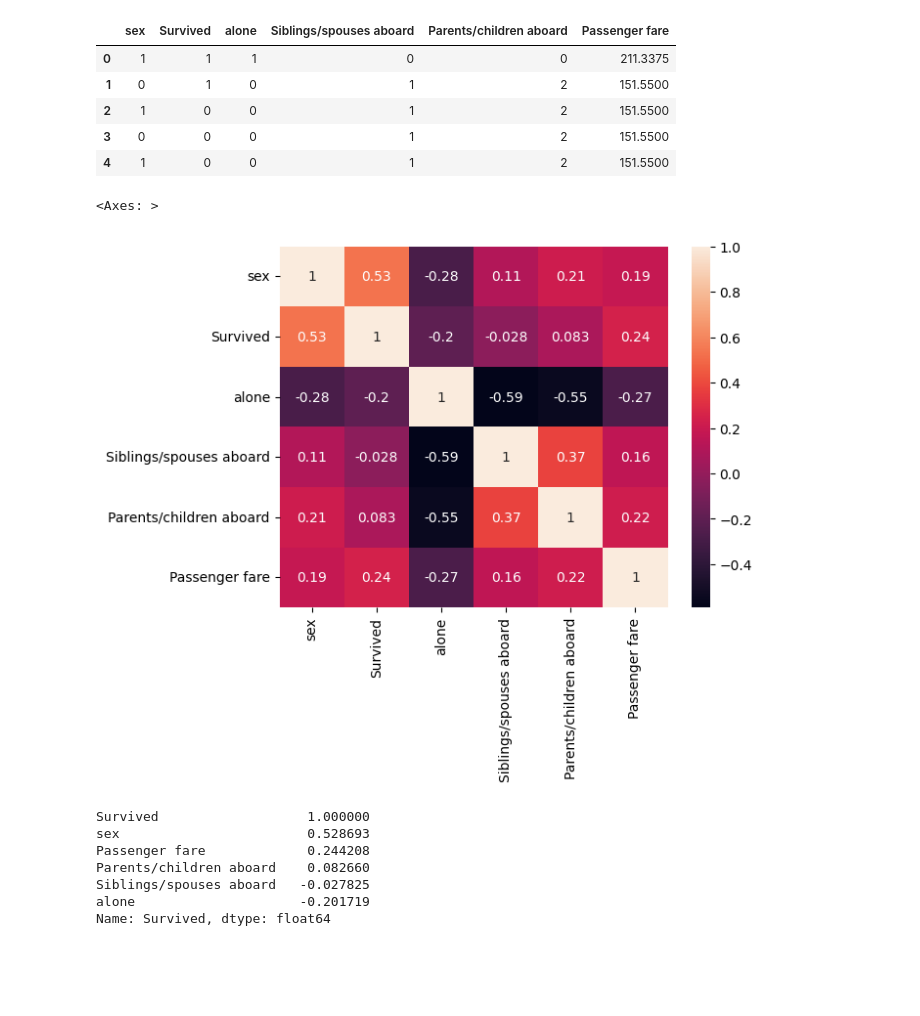
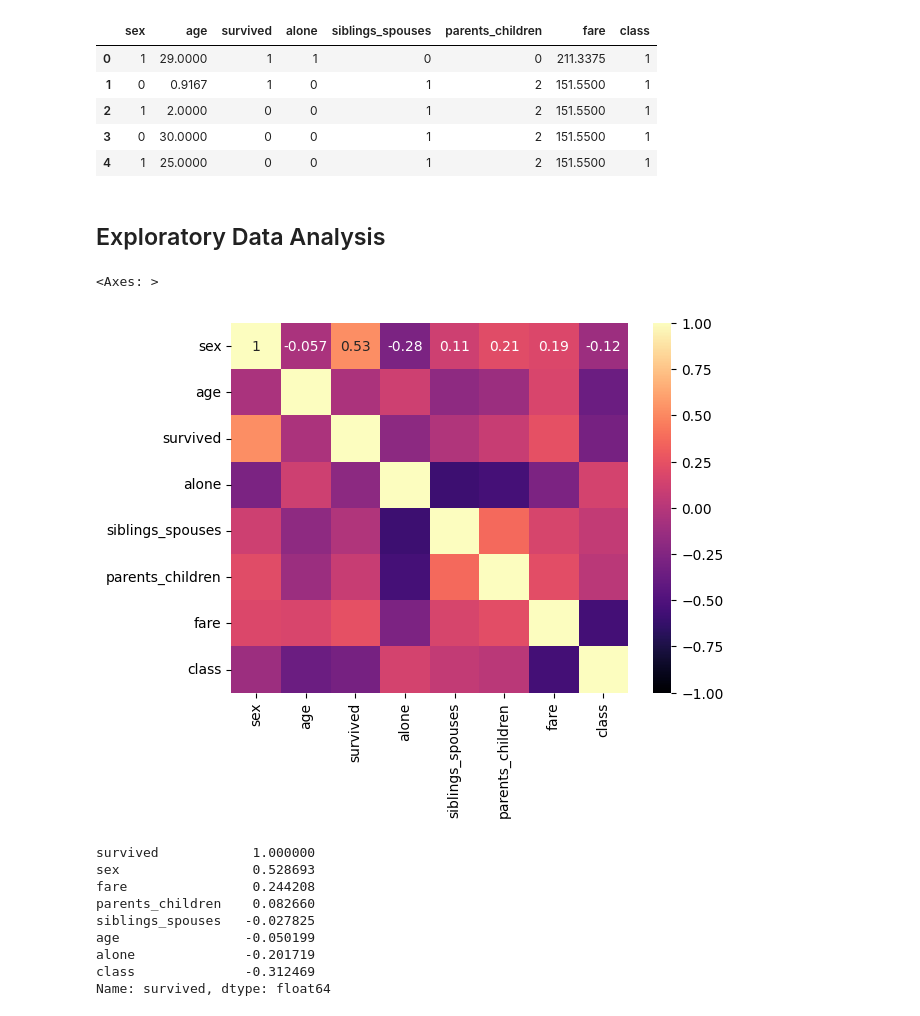
Before and after one commit to HannahCimene/TrioData_Masters, a Jupyter notebook: Files/titanic_dataset/titanic_eda.ipynb, the cells around one changed output. Drawn from its saved outputs; the diff is of its cells as text; code cells hidden in the pictures; blank space fills up the shorter version.

```diff
--- a/Files/titanic_dataset/titanic_eda.ipynb
+++ b/Files/titanic_dataset/titanic_eda.ipynb
@@ -14,40 +20,43 @@ Clean the data
 # %%
 # change names
-df = df.rename(columns={'pclass': 'Passenger Class', 'survived': 'Survived', 'age': 'Age', 'sibsp': 'Siblings/spouses aboard', 'parch': 'Parents/children aboard', 'fare': 'Passenger fare', 'embarked': 'Port of Embarkation', 'home.dest': 'Home/Destination'})
+df = df.rename(columns={'pclass': 'class', 'sibsp': 'siblings_spouses', 'parch': 'parents_children', 'home.dest': 'home_destination'})
 # create binary columns for sex and alone
 df['sex'] = df['sex'].apply(lambda x: 0 if str(x) == 'male' else 1)
-df['alone'] = df.apply(lambda row: 1 if row['Parents/children aboard'] == 0 and row['Siblings/spouses aboard'] == 0 else 0, axis=1)
+df['alone'] = df.apply(lambda row: 1 if row['parents_children'] == 0 and row['siblings_spouses'] == 0 else 0, axis=1)
 # fill null values for age and fare
-df['Age'].fillna(value=df['Age'].mean(), inplace=True)
-df['Passenger fare'].fillna(value=df['Passenger fare'].mean(), inplace=True)
+df['age'].fillna(value=df['age'].mean(), inplace=True)
+df['fare'].fillna(value=df['fare'].mean(), inplace=True)
 # drop unused columns
-df.drop(['cabin', 'boat', 'body', 'ticket', 'name', 'Port of Embarkation', 'Home/Destination'], axis=1, inplace=True)
+df.drop(['cabin', 'boat', 'body', 'ticket', 'name', 'home_destination', 'embarked'], axis=1, inplace=True)
+#change order of columns
+new_order = ['sex', 'age', 'survived', 'alone', 'siblings_spouses', 'parents_children', 'fare', 'class']
+df = df[new_order]
+
+df.head(5)
+# %% [output]
+|  | sex | age | survived | alone | siblings_spouses | parents_children | fare | class |
+| 0 | 1 | 29.0000 | 1 | 1 | 0 | 0 | 211.3375 | 1 |
+| 1 | 0 | 0.9167 | 1 | 0 | 1 | 2 | 151.5500 | 1 |
+| 2 | 1 | 2.0000 | 0 | 0 | 1 | 2 | 151.5500 | 1 |
+| 3 | 0 | 30.0000 | 0 | 0 | 1 | 2 | 151.5500 | 1 |
+| 4 | 1 | 25.0000 | 0 | 0 | 1 | 2 | 151.5500 | 1 |
-# %%
-#change order of columns
-new_order = ['sex', 'Survived', 'alone', 'Siblings/spouses aboard', 'Parents/children aboard', 'Passenger fare']
-df = df[new_order]
-
-df.head(5)
-# %% [output]
-|  | sex | Survived | alone | Siblings/spouses aboard | Parents/children aboard | Passenger fare |
-| 0 | 1 | 1 | 1 | 0 | 0 | 211.3375 |
-| 1 | 0 | 1 | 0 | 1 | 2 | 151.5500 |
-| 2 | 1 | 0 | 0 | 1 | 2 | 151.5500 |
-| 3 | 0 | 0 | 0 | 1 | 2 | 151.5500 |
-| 4 | 1 | 0 | 0 | 1 | 2 | 151.5500 |
+# %% [markdown]
+## Exploratory Data Analysis
 # %%
 corr = df.corr(numeric_only=True)
-sns.heatmap(corr, annot=True)
+sns.heatmap(corr, vmin=-1, cmap='magma', annot=True)
 # %% [output]
 <Axes: >
-[figure, old version]
+[figure, new version]
 # %%
-corr['Survived'].sort_values(ascending=False)
+corr['survived'].sort_values(ascending=False)
 # %% [output]
-Survived                   1.000000
-sex                        0.528693
-Passenger fare             0.244208
-Parents/children aboard    0.082660
-Siblings/spouses aboard   -0.027825
-alone                     -0.201719
-Name: Survived, dtype: float64
+survived            1.000000
+sex                 0.528693
+fare                0.244208
+parents_children    0.082660
+siblings_spouses   -0.027825
+age                -0.050199
+alone              -0.201719
+class              -0.312469
+Name: survived, dtype: float64
```
Also changed, not shown: parts of 32 cells of this notebook, 1 other file.
